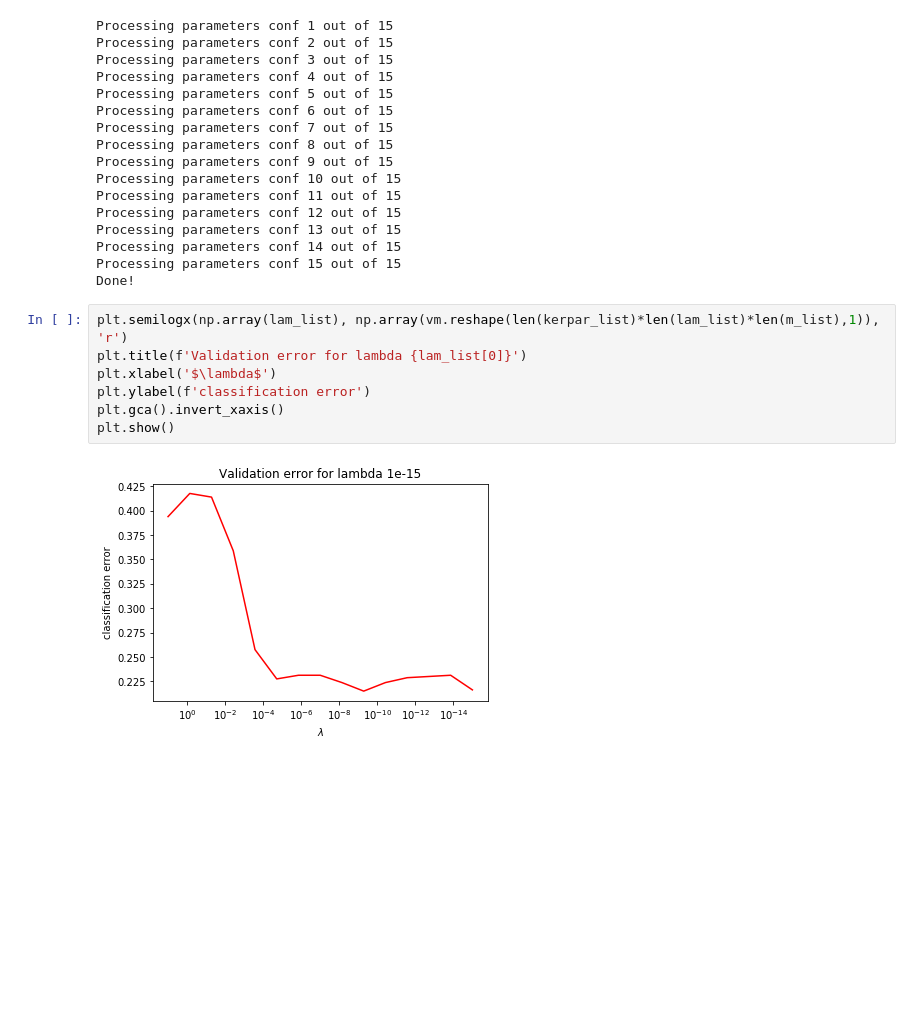
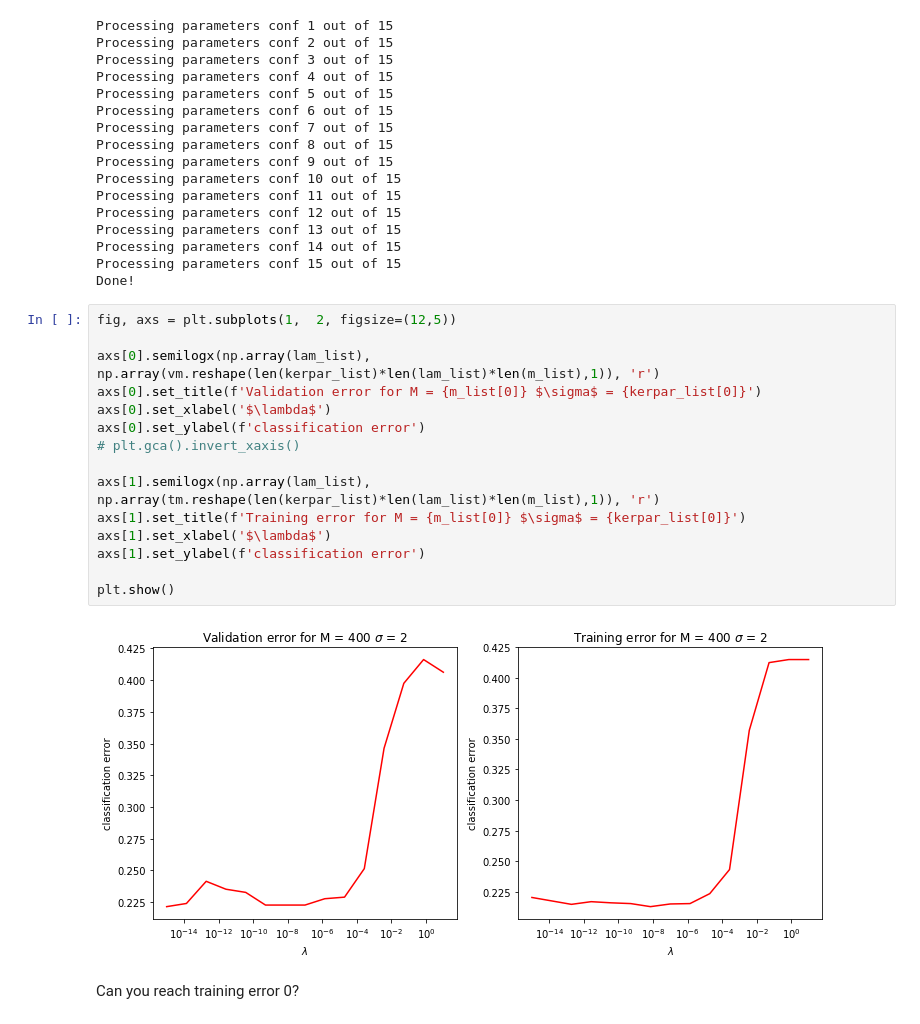
Before and after one commit to mlss-2019/tutorials, a Jupyter notebook: kernel/Tutorial Kernel.ipynb, the cells around one changed output. Saved outputs shown, nothing was run; the diff lists cells and outputs as text; blank space fills up the shorter version.

```diff
--- a/kernel/Tutorial Kernel.ipynb
+++ b/kernel/Tutorial Kernel.ipynb
@@ -645,12 +659,22 @@ Processing parameters conf 13 out of 15
 Processing parameters conf 14 out of 15
 Processing parameters conf 15 out of 15
 Done!
-# %%
-plt.semilogx(np.array(lam_list), np.array(vm.reshape(len(kerpar_list)*len(lam_list)*len(m_list),1)), 'r')
-plt.title(f'Validation error for lambda {lam_list[0]}')
-plt.xlabel('$\lambda$')
-plt.ylabel(f'classification error')
-plt.gca().invert_xaxis()
-plt.show()
-# %% [output]
-[figure, removed]
+# %%
+fig, axs = plt.subplots(1,  2, figsize=(12,5))
+
+axs[0].semilogx(np.array(lam_list), np.array(vm.reshape(len(kerpar_list)*len(lam_list)*len(m_list),1)), 'r')
+axs[0].set_title(f'Validation error for M = {m_list[0]} $\sigma$ = {kerpar_list[0]}')
+axs[0].set_xlabel('$\lambda$')
+axs[0].set_ylabel(f'classification error')
+# plt.gca().invert_xaxis()
+
+axs[1].semilogx(np.array(lam_list), np.array(tm.reshape(len(kerpar_list)*len(lam_list)*len(m_list),1)), 'r')
+axs[1].set_title(f'Training error for M = {m_list[0]} $\sigma$ = {kerpar_list[0]}')
+axs[1].set_xlabel('$\lambda$')
+axs[1].set_ylabel(f'classification error')
+
+plt.show()
+# %% [output]
+[figure, added]
+# %% [markdown]
+Can you reach training error 0?
```
Also changed, not shown: parts of 15 cells of this notebook, 2 other files.
